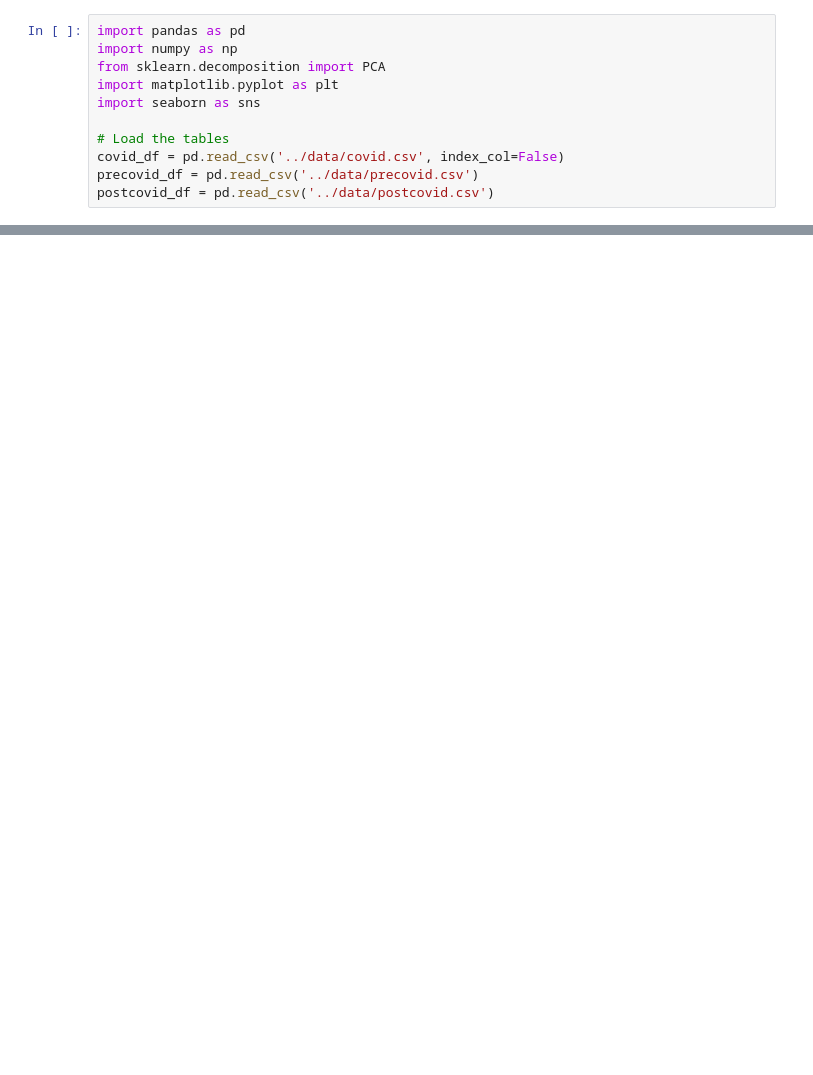
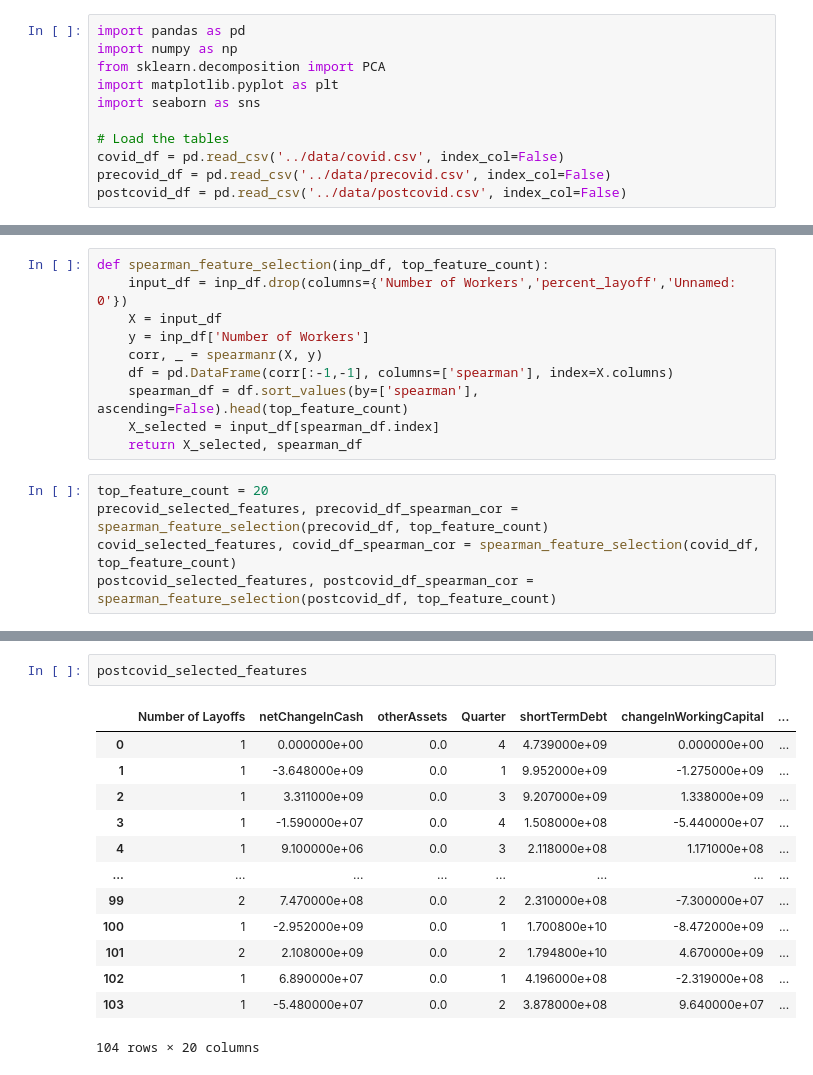
Before and after one commit to fatbuddy/layoffs-decoded, a Jupyter notebook: analysis/filter_mothod_extraction.ipynb, the cells around one changed output, grey strips where cells are left out. Drawn from its saved outputs; the diff is of its cells as text; blank space fills up the shorter version.

```diff
--- a/analysis/filter_mothod_extraction.ipynb
+++ b/analysis/filter_mothod_extraction.ipynb
@@ -7,5 +7,5 @@ import seaborn as sns
 
 # Load the tables
 covid_df = pd.read_csv('../data/covid.csv', index_col=False)
-precovid_df = pd.read_csv('../data/precovid.csv')
-postcovid_df = pd.read_csv('../data/postcovid.csv')
+precovid_df = pd.read_csv('../data/precovid.csv', index_col=False)
+postcovid_df = pd.read_csv('../data/postcovid.csv', index_col=False)
@@ -62,0 +159,15 @@ array([[ 1.        , -0.40012133, -0.03378738, ...,  0.03751929,
+# %%
+def spearman_feature_selection(inp_df, top_feature_count):
+    input_df = inp_df.drop(columns={'Number of Workers','percent_layoff','Unnamed: 0'})
+    X = input_df
+    y = inp_df['Number of Workers']
+    corr, _ = spearmanr(X, y)
+    df = pd.DataFrame(corr[:-1,-1], columns=['spearman'], index=X.columns)
+    spearman_df = df.sort_values(by=['spearman'], ascending=False).head(top_feature_count)
+    X_selected = input_df[spearman_df.index]
+    return X_selected, spearman_df
+# %%
+top_feature_count = 20
+precovid_selected_features, precovid_df_spearman_cor = spearman_feature_selection(precovid_df, top_feature_count)
+covid_selected_features, covid_df_spearman_cor = spearman_feature_selection(covid_df, top_feature_count)
+postcovid_selected_features, postcovid_df_spearman_cor = spearman_feature_selection(postcovid_df, top_feature_count)
@@ -62,0 +266,16 @@ array([[ 1.        , -0.40012133, -0.03378738, ...,  0.03751929,
+# %%
+postcovid_selected_features
+# %% [output]
+|  | Number of Layoffs | netChangeInCash | otherAssets | Quarter | shortTermDebt | changeInWorkingCapital | ... |
+| 0 | 1 | 0.000000e+00 | 0.0 | 4 | 4.739000e+09 | 0.000000e+00 | ... |
+| 1 | 1 | -3.648000e+09 | 0.0 | 1 | 9.952000e+09 | -1.275000e+09 | ... |
+| 2 | 1 | 3.311000e+09 | 0.0 | 3 | 9.207000e+09 | 1.338000e+09 | ... |
+| 3 | 1 | -1.590000e+07 | 0.0 | 4 | 1.508000e+08 | -5.440000e+07 | ... |
+| 4 | 1 | 9.100000e+06 | 0.0 | 3 | 2.118000e+08 | 1.171000e+08 | ... |
+| ... | ... | ... | ... | ... | ... | ... | ... |
+| 99 | 2 | 7.470000e+08 | 0.0 | 2 | 2.310000e+08 | -7.300000e+07 | ... |
+| 100 | 1 | -2.952000e+09 | 0.0 | 1 | 1.700800e+10 | -8.472000e+09 | ... |
+| 101 | 2 | 2.108000e+09 | 0.0 | 2 | 1.794800e+10 | 4.670000e+09 | ... |
+| 102 | 1 | 6.890000e+07 | 0.0 | 1 | 4.196000e+08 | -2.319000e+08 | ... |
+| 103 | 1 | -5.480000e+07 | 0.0 | 2 | 3.878000e+08 | 9.640000e+07 | ... |
+104 rows × 20 columns
```
Also changed, not shown: parts of 21 cells of this notebook.
